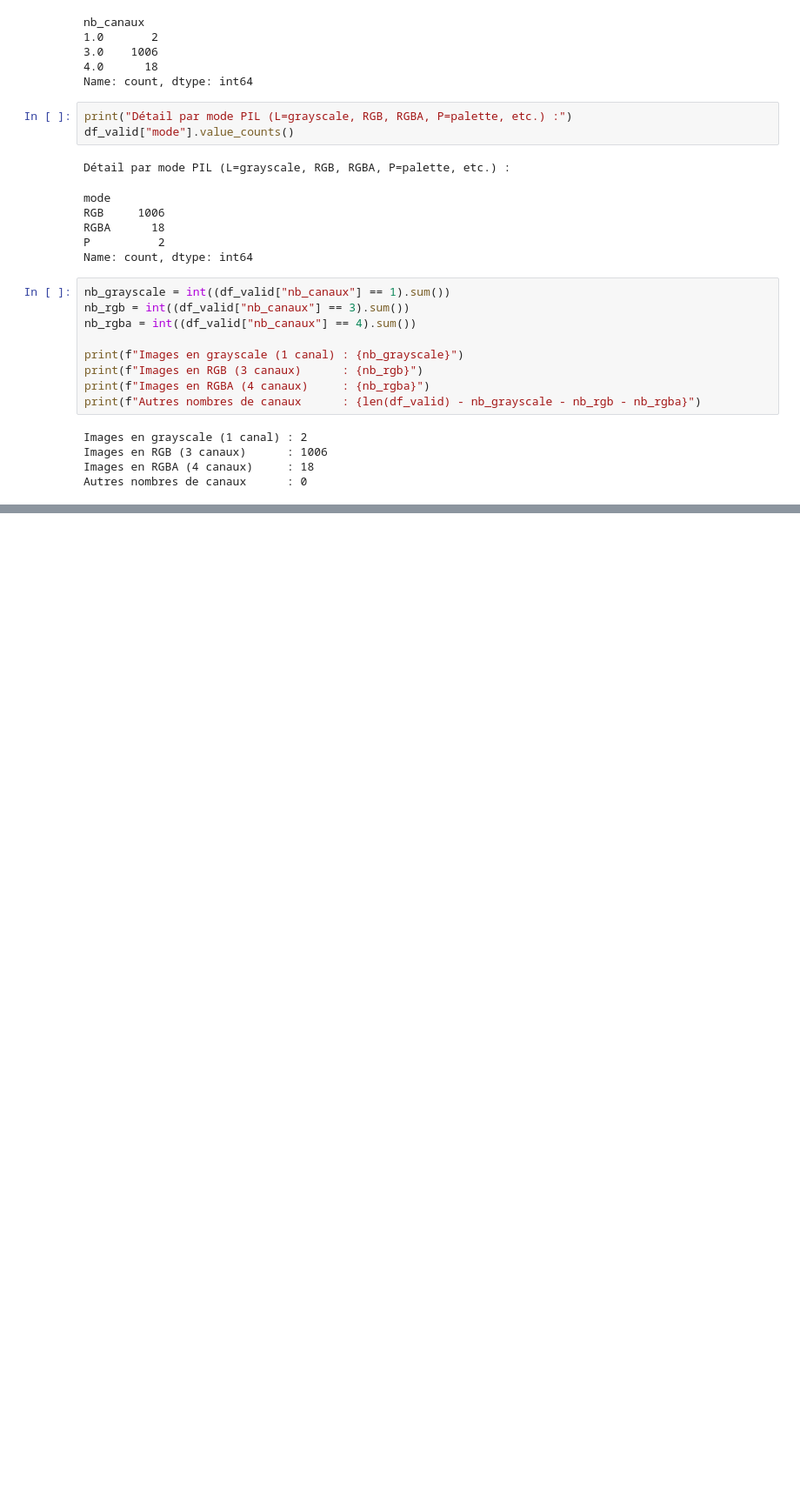
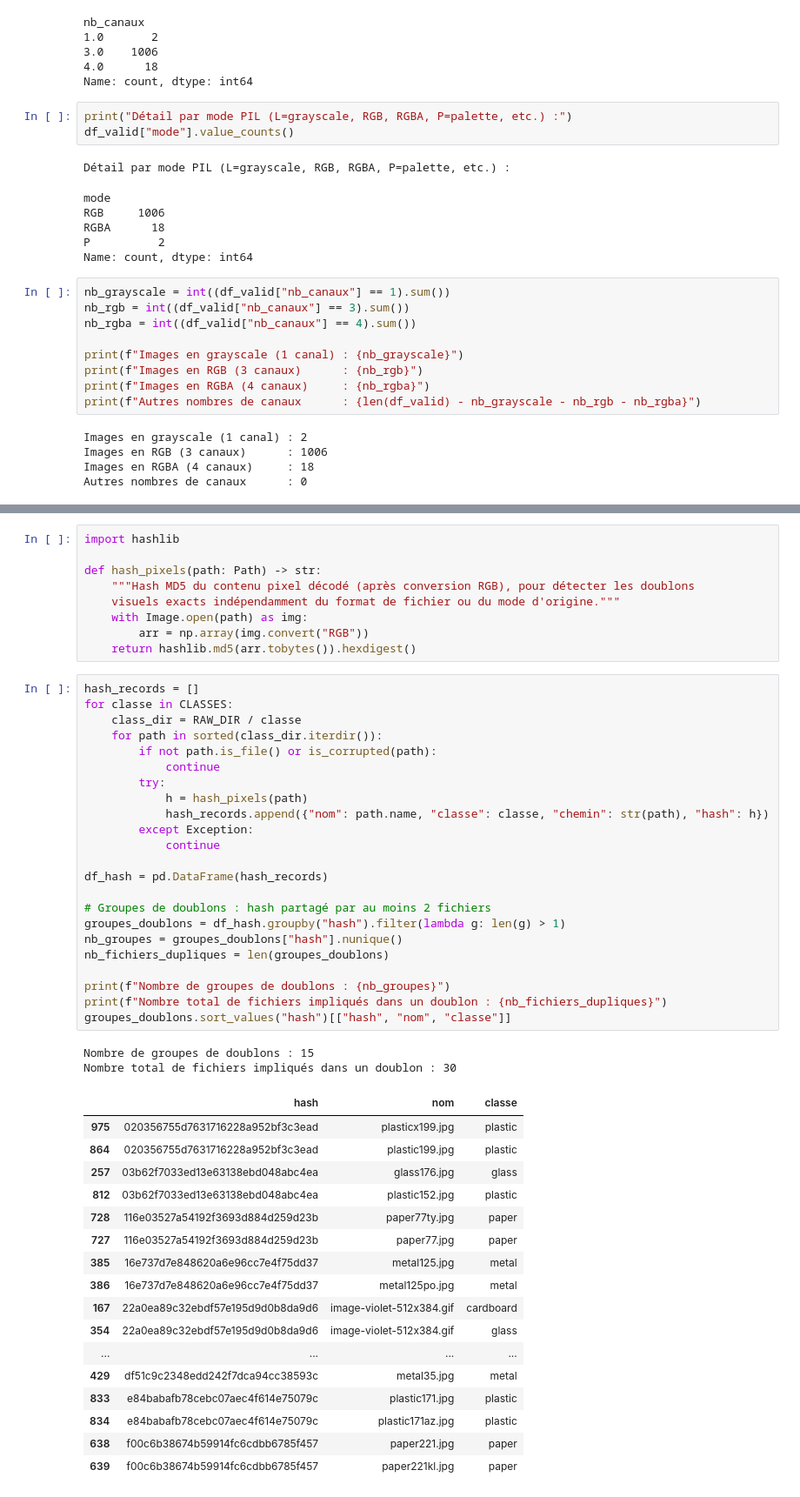
Before and after one commit to massamba0809/atelier_prepa_donnees_images, a Jupyter notebook: notebooks/atelier_prepa_donnees_images.ipynb, the cells around one changed output, grey strips where cells are left out. Shown at 87% size. Saved outputs shown, nothing was run; the diff lists cells and outputs as text; blank space fills up the shorter version.

Commit message:
Partie 6 : detection des doublons

```diff
--- a/notebooks/atelier_prepa_donnees_images.ipynb
+++ b/notebooks/atelier_prepa_donnees_images.ipynb
@@ -285,0 +290,52 @@ Autres nombres de canaux      : 0
+# %%
+import hashlib
+
+def hash_pixels(path: Path) -> str:
+    """Hash MD5 du contenu pixel décodé (après conversion RGB), pour détecter les doublons
+    visuels exacts indépendamment du format de fichier ou du mode d'origine."""
+    with Image.open(path) as img:
+        arr = np.array(img.convert("RGB"))
+    return hashlib.md5(arr.tobytes()).hexdigest()
+# %%
+hash_records = []
+for classe in CLASSES:
+    class_dir = RAW_DIR / classe
+    for path in sorted(class_dir.iterdir()):
+        if not path.is_file() or is_corrupted(path):
+            continue
+        try:
+            h = hash_pixels(path)
+            hash_records.append({"nom": path.name, "classe": classe, "chemin": str(path), "hash": h})
+        except Exception:
+            continue
+
+df_hash = pd.DataFrame(hash_records)
+
+# Groupes de doublons : hash partagé par au moins 2 fichiers
+groupes_doublons = df_hash.groupby("hash").filter(lambda g: len(g) > 1)
+nb_groupes = groupes_doublons["hash"].nunique()
+nb_fichiers_dupliques = len(groupes_doublons)
+
+print(f"Nombre de groupes de doublons : {nb_groupes}")
+print(f"Nombre total de fichiers impliqués dans un doublon : {nb_fichiers_dupliques}")
+groupes_doublons.sort_values("hash")[["hash", "nom", "classe"]]
+# %% [output]
+Nombre de groupes de doublons : 15
+Nombre total de fichiers impliqués dans un doublon : 30
+|  | hash | nom | classe |
+| 975 | 020356755d7631716228a952bf3c3ead | plasticx199.jpg | plastic |
+| 864 | 020356755d7631716228a952bf3c3ead | plastic199.jpg | plastic |
+| 257 | 03b62f7033ed13e63138ebd048abc4ea | glass176.jpg | glass |
+| 812 | 03b62f7033ed13e63138ebd048abc4ea | plastic152.jpg | plastic |
+| 728 | 116e03527a54192f3693d884d259d23b | paper77ty.jpg | paper |
+| 727 | 116e03527a54192f3693d884d259d23b | paper77.jpg | paper |
+| 385 | 16e737d7e848620a6e96cc7e4f75dd37 | metal125.jpg | metal |
+| 386 | 16e737d7e848620a6e96cc7e4f75dd37 | metal125po.jpg | metal |
+| 167 | 22a0ea89c32ebdf57e195d9d0b8da9d6 | image-violet-512x384.gif | cardboard |
+| 354 | 22a0ea89c32ebdf57e195d9d0b8da9d6 | image-violet-512x384.gif | glass |
+| ... | ... | ... | ... |
+| 429 | df51c9c2348edd242f7dca94cc38593c | metal35.jpg | metal |
+| 833 | e84babafb78cebc07aec4f614e75079c | plastic171.jpg | plastic |
+| 834 | e84babafb78cebc07aec4f614e75079c | plastic171az.jpg | plastic |
+| 638 | f00c6b38674b59914fc6cdbb6785f457 | paper221.jpg | paper |
+| 639 | f00c6b38674b59914fc6cdbb6785f457 | paper221kl.jpg | paper |
```
Also changed, not shown: parts of 2 cells of this notebook.
